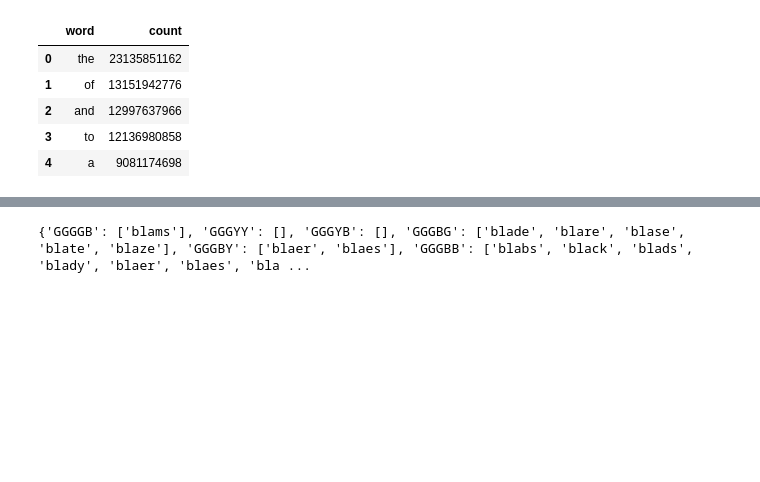
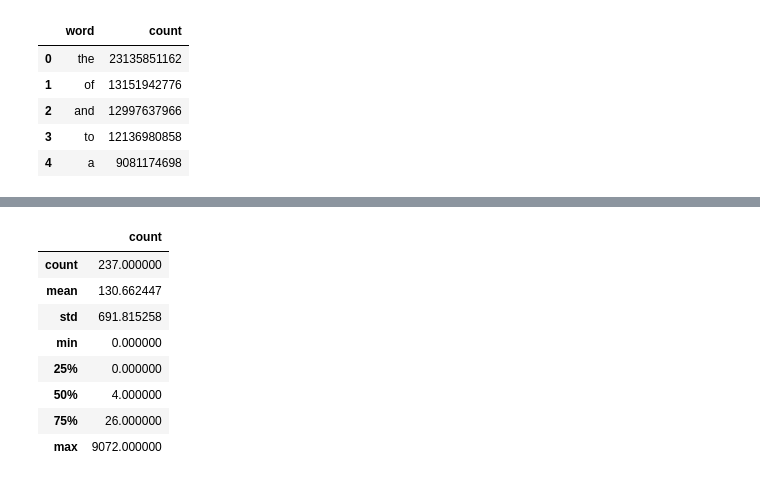
Before and after one commit to McQuillanJes/4310-Team14, a Jupyter notebook: MLP2/analysis/MLP2-Team14.ipynb, the cells around one changed output, grey strips where cells are left out. Saved outputs shown, nothing was run; the diff lists cells and outputs as text; code cells hidden in the pictures; blank space fills up the shorter version.

```diff
--- a/MLP2/analysis/MLP2-Team14.ipynb
+++ b/MLP2/analysis/MLP2-Team14.ipynb
@@ -194,5 +227,14 @@ AttributeError: 'str' object has no attribute 'values'
 # %%
-print(guess_words_dict)
+df_guess_dist.describe()
+#df_guess_dist.head()
 # %% [output]
-{'GGGGB': ['blams'], 'GGGYY': [], 'GGGYB': [], 'GGGBG': ['blade', 'blare', 'blase', 'blate', 'blaze'], 'GGGBY': ['blaer', 'blaes'], 'GGGBB': ['blabs', 'black', 'blads', 'blady', 'blaer', 'blaes', 'bla ...
+|  | count |
+| count | 237.000000 |
+| mean | 130.662447 |
+| std | 691.815258 |
+| min | 0.000000 |
+| 25% | 0.000000 |
+| 50% | 4.000000 |
+| 75% | 26.000000 |
+| max | 9072.000000 |
 # %%
```
Also changed, not shown: parts of 14 cells of this notebook.
